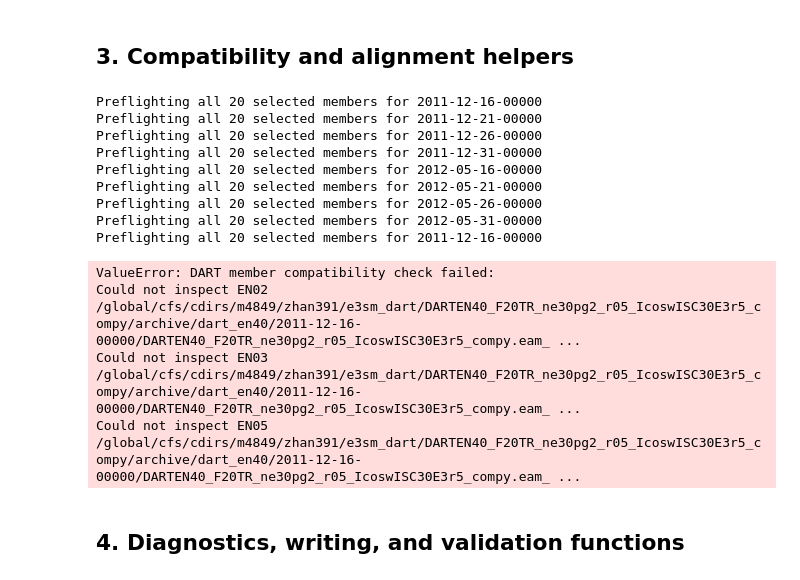
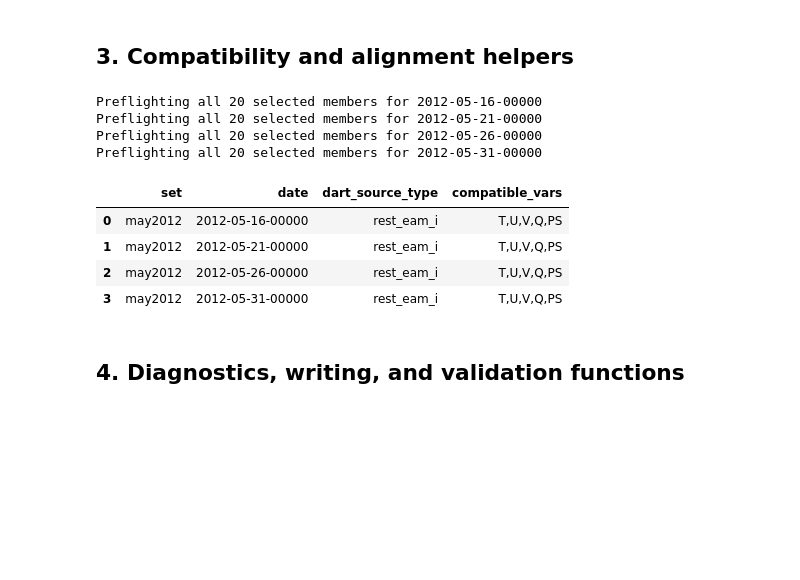
Before and after one commit to zhangshixuan1987/e3sm_dart_analysis, a Jupyter notebook: ensemble_ic/add_dart_perturbations_to_hyb_clim.ipynb, the cells around one changed output. Cells and saved outputs as stored; diff of their text form; code cells hidden in the pictures; blank space fills up the shorter version.

```diff
--- a/ensemble_ic/add_dart_perturbations_to_hyb_clim.ipynb
+++ b/ensemble_ic/add_dart_perturbations_to_hyb_clim.ipynb
@@ -131,7 +131,7 @@ REFERENCE_CASES = [
 # Lists preserve order, e.g. RUN_REFERENCE_NAMES = ["FREE_CLIM", "HYB"].
 # Sets/strings select names but keep the configured order.
 RUN_DATE_SET_NAMES = 'may2012'  # None
-RUN_REFERENCE_NAMES = 'HYB' #None
+RUN_REFERENCE_NAMES = 'HYB' #'FREE_CLIM' #None
 
 WRITE_OUTPUT_FILES = True
 # Set True when rerunning after changing perturbation settings such as ALPHA or Q_MIN.
@@ -139,6 +139,8 @@ OVERWRITE_OUTPUT_FILES = True
 RESUME_EXISTING_OUTPUTS = True
 CREATE_COMPONENT_LINKS = True
 COMPONENT_LINK_MODE = "symlink"  # "symlink" or "copy"
+REQUIRE_NCOL_D_FOR_EAM_I = True
+EXPECTED_EAM_I_NCOL_D_SIZE = 48602
 
 ENSEMBLE_MEAN_TOLERANCE = {
     "T": 1.0e-5,
@@ -173,6 +175,9 @@ COMPONENT_PATTERNS = [
     "rpointer.ocn",
     "rpointer.rof",
 ]
+OPTIONAL_COMPONENT_PATTERNS = {
+    "*.mpaso.rst.*.nc",  # AMIP/DOCN cases do not have MPAS-O restart files.
+}
 
 def selected_names_or_all(requested, available, label, preserve_requested_order=False):
     available = list(available)
@@ -522,22 +588,43 @@ def validate_alignment(da, ref_da, label):
             raise ValueError(f"{label}: coordinate mismatch for {dim}")
     return aligned
 
+def horizontal_dim(ds):
+    if "ncol_d" in ds.sizes:
+        return "ncol_d"
+    if "ncol" in ds.sizes:
+        return "ncol"
+    return None
+
+def horizontal_coord_names(ds, dim):
+    if dim == "ncol_d" and "lat_d" in ds and "lon_d" in ds:
+        return "lat_d", "lon_d"
+    if "lat" in ds and "lon" in ds:
+        return "lat", "lon"
+    return None, None
+
 def validate_horizontal_grid(dart_ds, ref_ds, label):
-    if "ncol_d" not in dart_ds.sizes or "ncol" not in ref_ds.sizes:
+    dart_dim = horizontal_dim(dart_ds)
+    ref_dim = horizontal_dim(ref_ds)
+    if dart_dim is None or ref_dim is None:
         return
-    if dart_ds.sizes["ncol_d"] != ref_ds.sizes["ncol"]:
+    if dart_ds.sizes[dart_dim] != ref_ds.sizes[ref_dim]:
         raise ValueError(
-            f"{label}: ncol_d={dart_ds.sizes['ncol_d']} != "
-            f"reference ncol={ref_ds.sizes['ncol']}"
+            f"{label}: DART {dart_dim}={dart_ds.sizes[dart_dim]} != "
+            f"reference {ref_dim}={ref_ds.sizes[ref_dim]}"
         )
-    required = [(dart_ds, "lat_d"), (dart_ds, "lon_d"), (ref_ds, "lat"), (ref_ds, "lon")]
+    dart_lat_name, dart_lon_name = horizontal_coord_names(dart_ds, dart_dim)
+    ref_lat_name, ref_lon_name = horizontal_coord_names(ref_ds, ref_dim)
+    required = [
+        (dart_ds, dart_lat_name), (dart_ds, dart_lon_name),
+        (ref_ds, ref_lat_name), (ref_ds, ref_lon_name),
+    ]
     missing = [name for ds, name in required if name not in ds]
     if missing:
         raise ValueError(f"{label}: missing grid coordinates {missing}")
-    dart_lat = np.asarray(dart_ds["lat_d"].values)
-    dart_lon = np.asarray(dart_ds["lon_d"].values)
-    ref_lat = np.asarray(ref_ds["lat"].values)
-    ref_lon = np.asarray(ref_ds["lon"].values)
+    dart_lat = np.asarray(dart_ds[dart_lat_name].values)
+    dart_lon = np.asarray(dart_ds[dart_lon_name].values)
+    ref_lat = np.asarray(ref_ds[ref_lat_name].values)
+    ref_lon = np.asarray(ref_ds[ref_lon_name].values)
     if not np.allclose(
         dart_lat, ref_lat, rtol=0.0, atol=GRID_COORDINATE_ATOL_DEGREES
     ):
@@ -619,42 +706,38 @@ def compute_member_mean(member_files, variables, ref_file):
                 coords=ref_coords_for(ref_ds[var]),
                 attrs=dict(ref_ds[var].attrs),
                 name=var,
             )
             assert_finite(mean_vars[var], f"DART ensemble mean {var}")
     return xr.Dataset(mean_vars)
 
 def load_dart_mean(cfg, variables):
     if cfg["dart_mean_mode"] in {
         "compute_from_members", "compute_selected_subset_mean"
     }:
         return compute_member_mean(cfg["dart_member_files"], variables, cfg["ref_atm_file"])
     raise ValueError(f"Unknown mean mode: {cfg['dart_mean_mode']}")
 
 compat_rows = []
 for cfg in run_configs:
     print(f"Preflighting all 20 selected members for {cfg['date_tag']}")
     cfg["compatible_vars"] = validate_all_member_structures(cfg)
     compat_rows.append({
         "set": cfg["set_name"],
         "date": cfg["date_tag"],
         "dart_source_type": cfg["dart_source_type"],
         "compatible_vars": ",".join(cfg["compatible_vars"]),
     })
 display(pd.DataFrame(compat_rows))
 # %% [output]
-Preflighting all 20 selected members for 2011-12-16-00000
-Preflighting all 20 selected members for 2011-12-21-00000
-Preflighting all 20 selected members for 2011-12-26-00000
-Preflighting all 20 selected members for 2011-12-31-00000
 Preflighting all 20 selected members for 2012-05-16-00000
 Preflighting all 20 selected members for 2012-05-21-00000
 Preflighting all 20 selected members for 2012-05-26-00000
 Preflighting all 20 selected members for 2012-05-31-00000
-Preflighting all 20 selected members for 2011-12-16-00000
-ValueError: DART member compatibility check failed:
-Could not inspect EN02 /global/cfs/cdirs/m4849/zhan391/e3sm_dart/DARTEN40_F20TR_ne30pg2_r05_IcoswISC30E3r5_compy/archive/dart_en40/2011-12-16-00000/DARTEN40_F20TR_ne30pg2_r05_IcoswISC30E3r5_compy.eam_ ...
-Could not inspect EN03 /global/cfs/cdirs/m4849/zhan391/e3sm_dart/DARTEN40_F20TR_ne30pg2_r05_IcoswISC30E3r5_compy/archive/dart_en40/2011-12-16-00000/DARTEN40_F20TR_ne30pg2_r05_IcoswISC30E3r5_compy.eam_ ...
-Could not inspect EN05 /global/cfs/cdirs/m4849/zhan391/e3sm_dart/DARTEN40_F20TR_ne30pg2_r05_IcoswISC30E3r5_compy/archive/dart_en40/2011-12-16-00000/DARTEN40_F20TR_ne30pg2_r05_IcoswISC30E3r5_compy.eam_ ...
+|  | set | date | dart_source_type | compatible_vars |
+| 0 | may2012 | 2012-05-16-00000 | rest_eam_i | T,U,V,Q,PS |
+| 1 | may2012 | 2012-05-21-00000 | rest_eam_i | T,U,V,Q,PS |
+| 2 | may2012 | 2012-05-26-00000 | rest_eam_i | T,U,V,Q,PS |
+| 3 | may2012 | 2012-05-31-00000 | rest_eam_i | T,U,V,Q,PS |
 # %% [markdown]
 ## 4. Diagnostics, writing, and validation functions
 # %%
```
Also changed, not shown: parts of 4 cells of this notebook.
